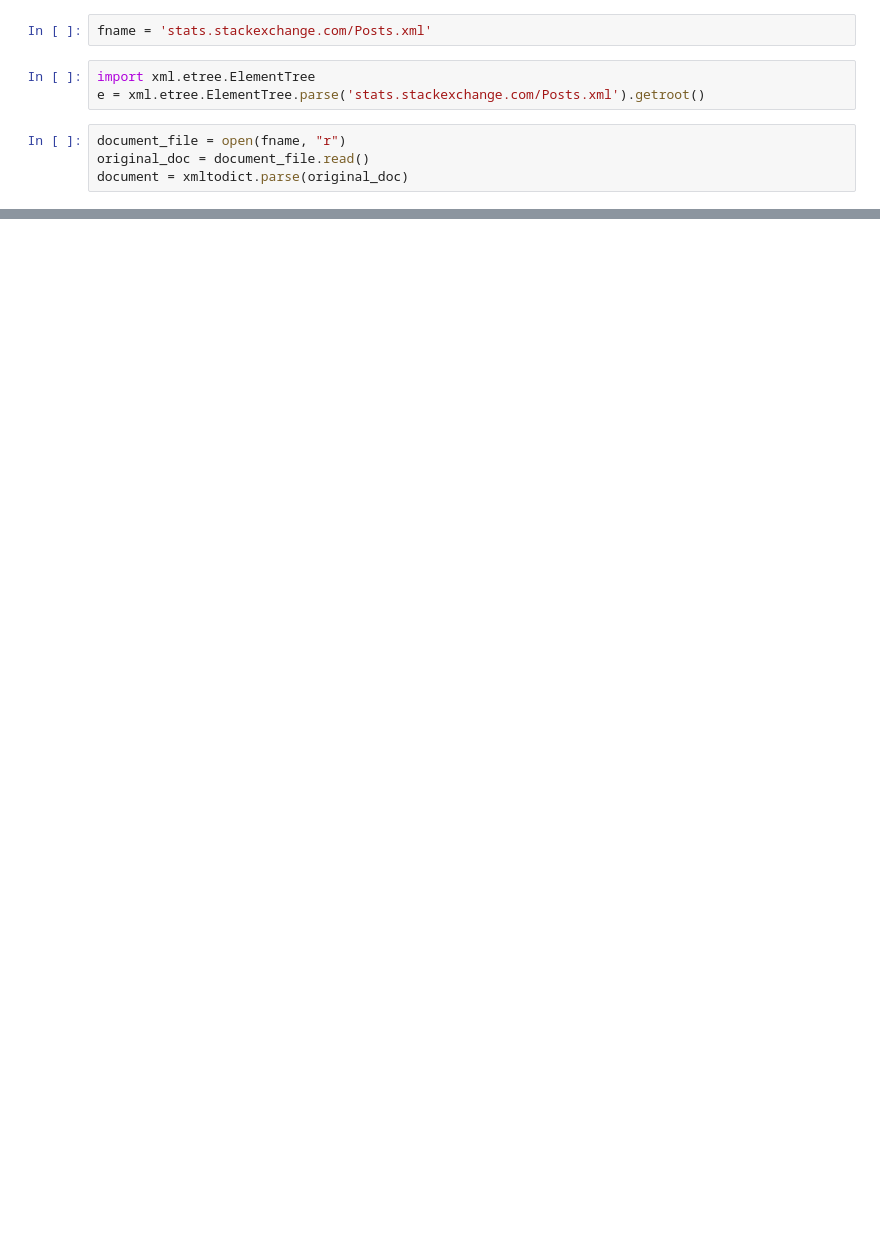
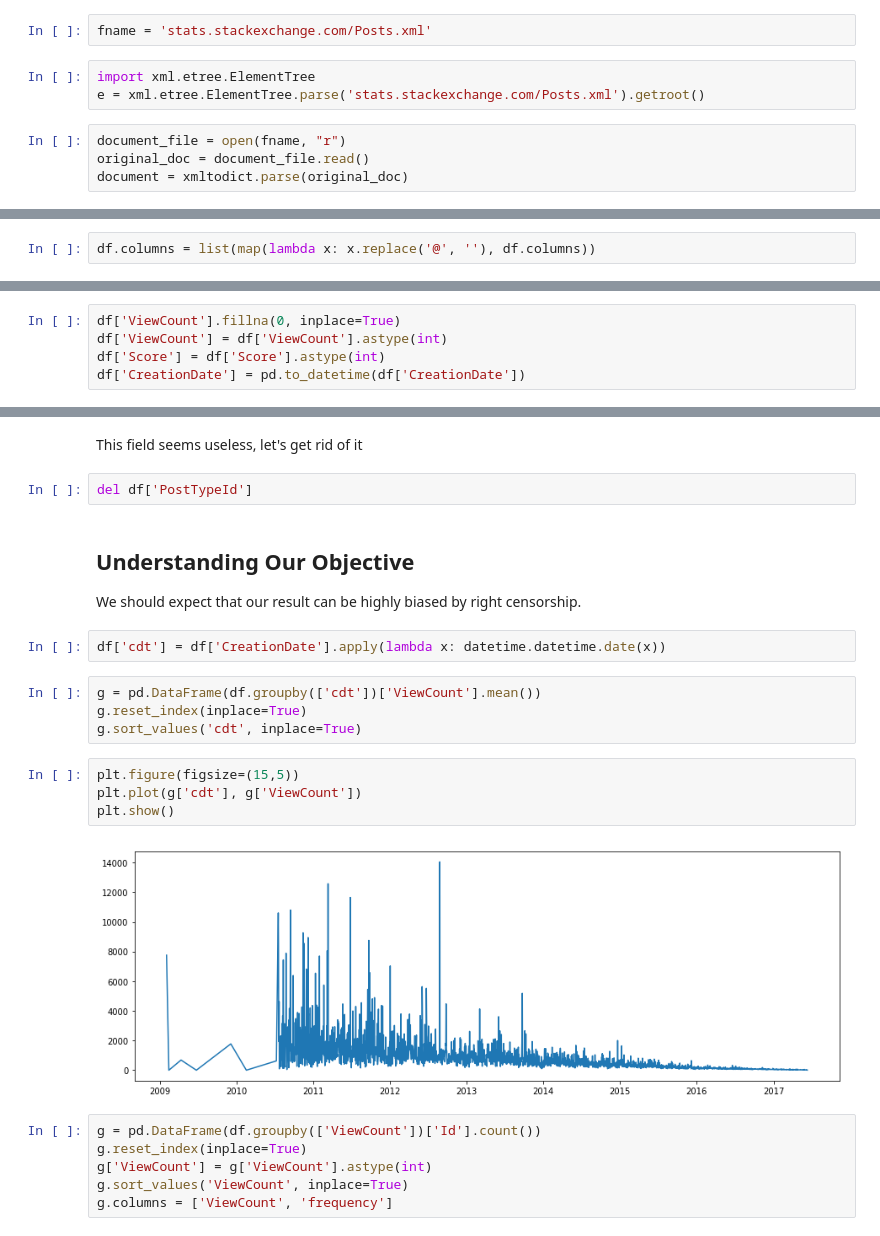
Before and after one commit to data-skeptic/feature-engineering-training, a Jupyter notebook: nlp-stack-overflow.ipynb, the cells around one changed output, grey strips where cells are left out. Saved outputs shown, nothing was run; the diff lists cells and outputs as text; blank space fills up the shorter version.

```diff
--- a/nlp-stack-overflow.ipynb
+++ b/nlp-stack-overflow.ipynb
@@ -31,0 +34,2 @@ OrderedDict([('@Id', '1'),
+# %%
+df.columns = list(map(lambda x: x.replace('@', ''), df.columns))
@@ -31,0 +49,5 @@ OrderedDict([('@Id', '1'),
+# %%
+df['ViewCount'].fillna(0, inplace=True)
+df['ViewCount'] = df['ViewCount'].astype(int)
+df['Score'] = df['Score'].astype(int)
+df['CreationDate'] = pd.to_datetime(df['CreationDate'])
@@ -31,0 +66,25 @@ OrderedDict([('@Id', '1'),
+# %% [markdown]
+This field seems useless, let's get rid of it
+# %%
+del df['PostTypeId']
+# %% [markdown]
+## Understanding Our Objective
+We should expect that our result can be highly biased by right censorship.
+# %%
+df['cdt'] = df['CreationDate'].apply(lambda x: datetime.datetime.date(x))
+# %%
+g = pd.DataFrame(df.groupby(['cdt'])['ViewCount'].mean())
+g.reset_index(inplace=True)
+g.sort_values('cdt', inplace=True)
+# %%
+plt.figure(figsize=(15,5))
+plt.plot(g['cdt'], g['ViewCount'])
+plt.show()
+# %% [output]
+[figure, added]
+# %%
+g = pd.DataFrame(df.groupby(['ViewCount'])['Id'].count())
+g.reset_index(inplace=True)
+g['ViewCount'] = g['ViewCount'].astype(int)
+g.sort_values('ViewCount', inplace=True)
+g.columns = ['ViewCount', 'frequency']
```
Also changed, not shown: parts of 107 cells of this notebook.
